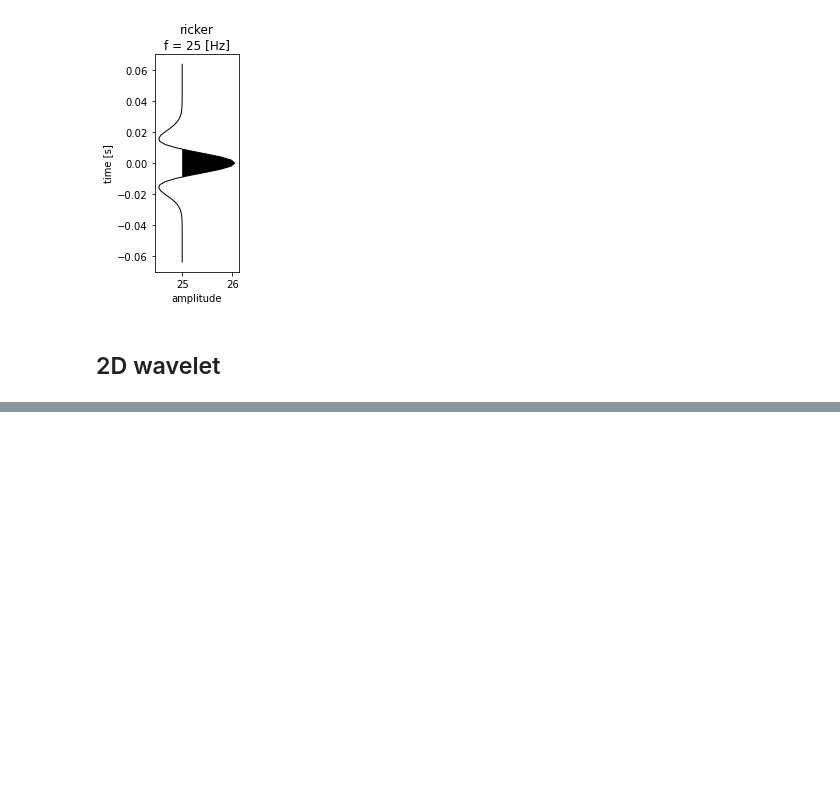
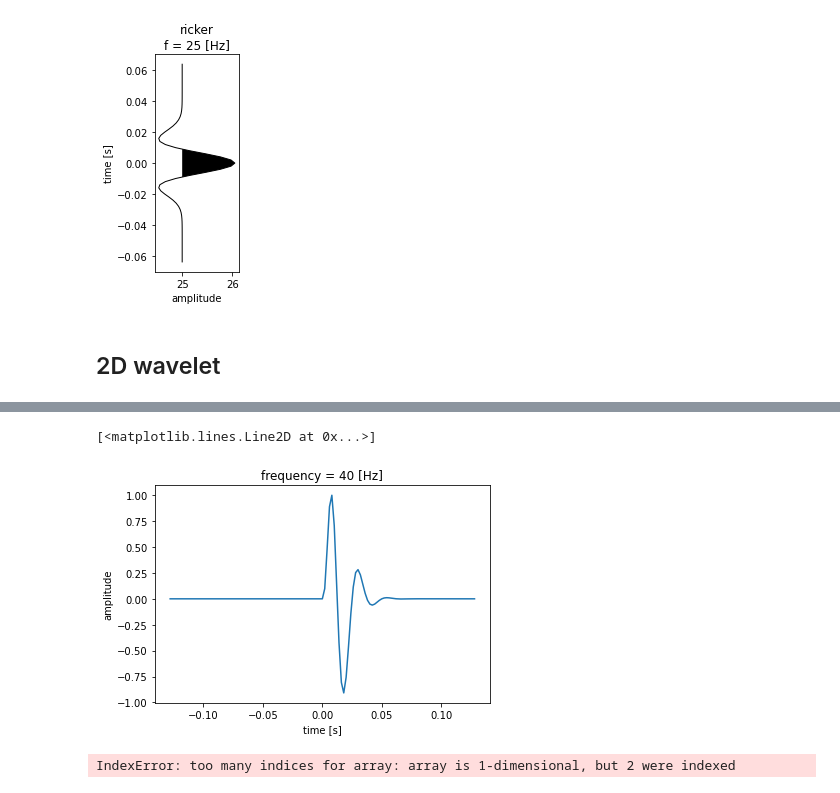
Before and after one commit to agilescientific/ricky, a Jupyter notebook: docs/notebooks/proof_of_concept.ipynb, the cells around one changed output, grey strips where cells are left out. Drawn from its saved outputs; the diff is of its cells as text; code cells hidden in the pictures; blank space fills up the shorter version.

```diff
--- a/docs/notebooks/proof_of_concept.ipynb
+++ b/docs/notebooks/proof_of_concept.ipynb
@@ -65,0 +197,11 @@ w.plot()
+# %%
+w = ricky.berlage(duration=0.256, dt=0.002, f=40)
+w.plot()
+# %% [output]
+[<matplotlib.lines.Line2D at 0x...>]
+[figure, added]
+# %%
+w = ricky.generalized(duration=0.256, dt=0.002, f=40)
+w.plot()
+# %% [output]
+IndexError: too many indices for array: array is 1-dimensional, but 2 were indexed
```
Also changed, not shown: parts of 12 cells of this notebook, 5 other files.
